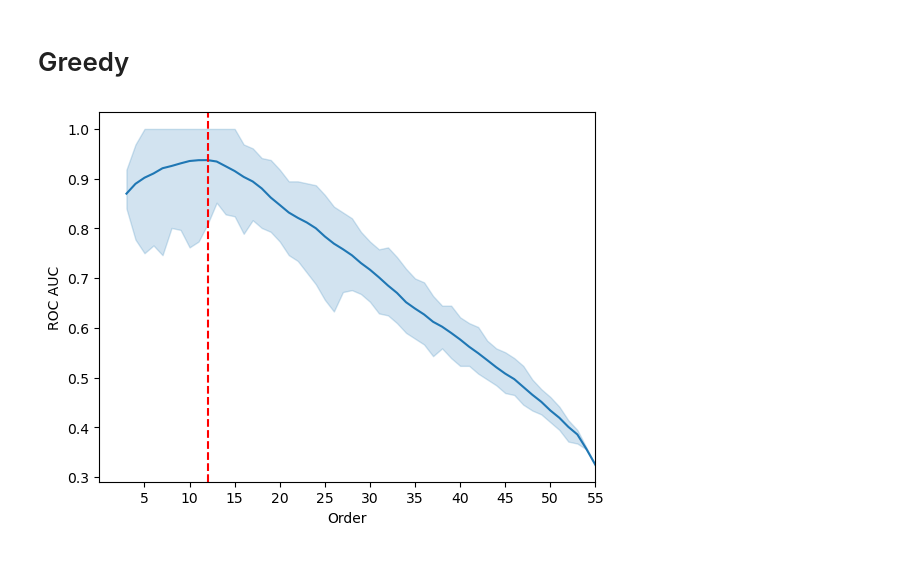
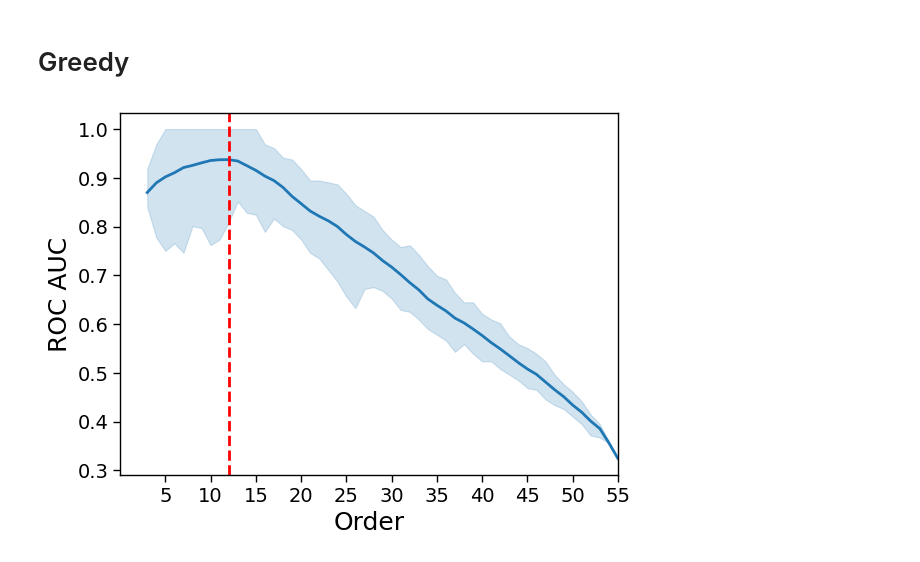
Before and after one commit to Laouen/Oinformation, a Jupyter notebook: analysis/fig7_fmri_anesthesia.ipynb, the cells around one changed output. Cells and saved outputs as stored; diff of their text form; code cells hidden in the pictures.

Commit message:
working on more analysis

```diff
--- a/analysis/fig7_fmri_anesthesia.ipynb
+++ b/analysis/fig7_fmri_anesthesia.ipynb
@@ -7,9 +7,25 @@ import seaborn as sns
 import matplotlib.pyplot as plt
 import numpy as np
 
+from scipy.stats import wilcoxon
+import pingouin as pg
+
 from thoi.measures.gaussian_copula import multi_order_measures, nplets_measures
 from thoi.heuristics.simulated_annealing_multi_order import simulated_annealing_multi_order
-from thoi.measures.gaussian_copula_hot_encoded import nplets_measures_hot_encoded
+from thoi.heuristics import greedy
+
+rcParams = {
+    'xtick.labelsize': 12,
+    'axes.titlesize': 22,
+    'axes.labelsize': 18,
+    'xtick.labelsize': 14,
+    'ytick.labelsize': 14,
+    'legend.fontsize': 12,
+    'lines.linewidth': 2
+}
+sns.set_context("paper", font_scale=2, rc=rcParams)
+
+fig_path = '/home/laouen.belloli/Documents/git/Oinformation/analysis/figures/anesthesia'
 # %% [markdown]
 * Exaustivo y quedarnos con:
   * AUC: min, median, max
@@ -238,32 +182,37 @@ best_nplets = [
+# %%
+solution_greedy = np.load('/home/laouen.belloli/Documents/git/Oinformation/benchmarking/results/anesthesia/nplets_greedy_roc_auc.npy')
+scores_greedy = np.load('/home/laouen.belloli/Documents/git/Oinformation/benchmarking/results/anesthesia/scores_greedy_roc_auc.npy')
 # %%
-best_order, best_repeat, best_score = best_nplets[0].values()
+best_order = scores_greedy.mean(axis=0).argmax()+3
 
 df_scores_greedy = pd.DataFrame([
     (o+3, r, scores_greedy[r, o])
     for o in range(scores_greedy.shape[1])
     for r in range(scores_greedy.shape[0])
 ], columns=['order', 'repeat', 'score'])
 
 ax = sns.lineplot(
-    x='order',
-    y='score',
+    x=df_scores_greedy['order'],
+    y=df_scores_greedy['score'],
     data=df_scores_greedy,
     dashes=False,
     errorbar=lambda x: (x.min(), x.max())
 )
 
 # Plot a line in the maximum mean o
 ax.axvline(best_order, color='red', linestyle='--')
 
 ax.set_xlim(0,df_scores_greedy['order'].max())
 
 ax.set_xlabel('Order')
 ax.set_ylabel('ROC AUC')
 #ax.set_yscale('log')
 
 # set x ticks at 5, 10, 15, 20, 25, ...
 ax.set_xticks(np.arange(5, 56, 5))
 
+plt.tight_layout()
+plt.savefig(os.path.join(fig_path, 'roc_auc_greedy_by_order.pdf'))
 plt.show()
 # %% [output]
-[figure, old version]
+[figure, new version]
```
Also changed, not shown: parts of 33 cells of this notebook, 28 other files.
